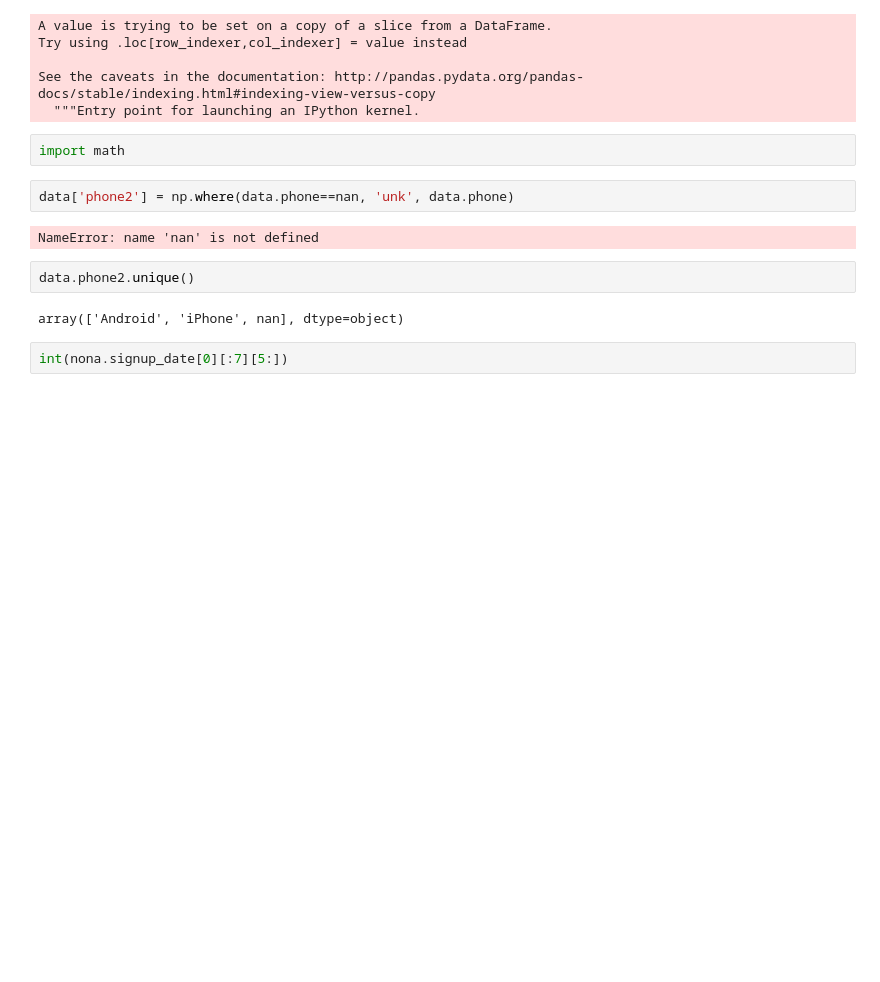
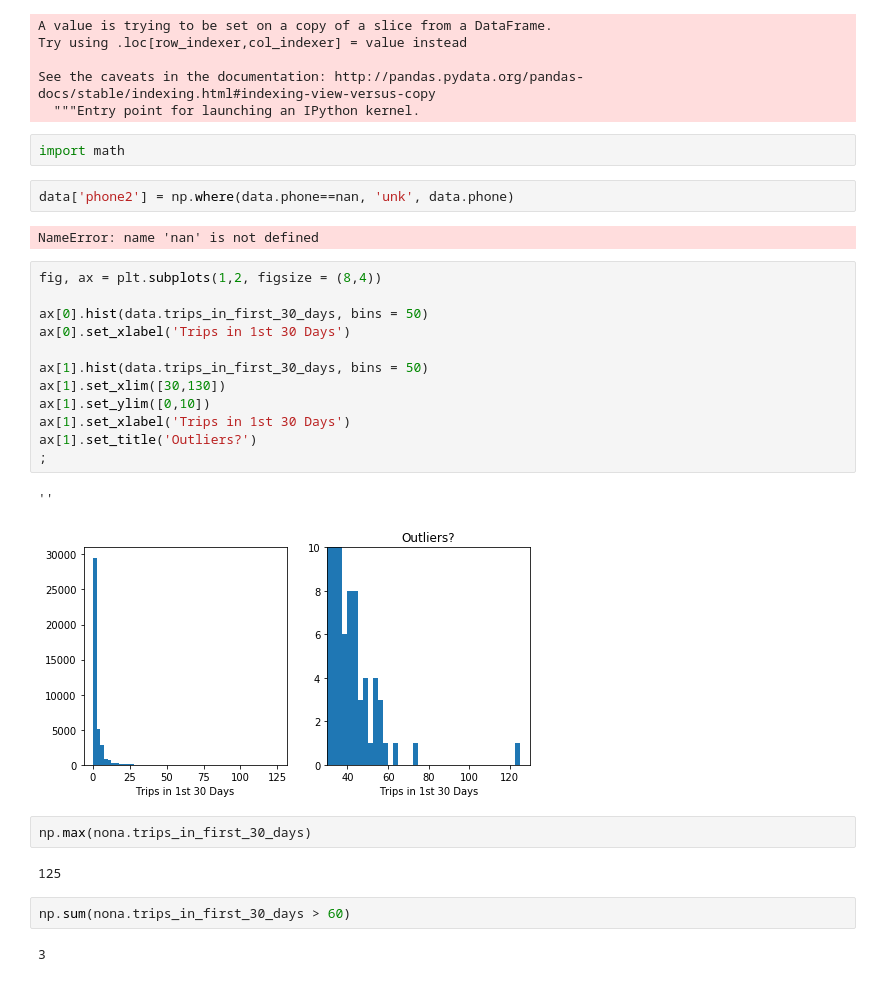
Before and after one commit to reiffd7/ride-share-churn, a Jupyter notebook: scott/EDA.ipynb, the cells around one changed output. Saved outputs shown, nothing was run; the diff lists cells and outputs as text; blank space fills up the shorter version.

Commit message:
more graphs

```diff
--- a/scott/EDA.ipynb
+++ b/scott/EDA.ipynb
@@ -186,9 +186,26 @@ import math
 data['phone2'] = np.where(data.phone==nan, 'unk', data.phone)
 # %% [output]
 NameError: name 'nan' is not defined
-# %%
-data.phone2.unique()
-# %% [output]
-array(['Android', 'iPhone', nan], dtype=object)
-# %%
-int(nona.signup_date[0][:7][5:])
+# %%
+fig, ax = plt.subplots(1,2, figsize = (8,4))
+
+ax[0].hist(data.trips_in_first_30_days, bins = 50)
+ax[0].set_xlabel('Trips in 1st 30 Days')
+
+ax[1].hist(data.trips_in_first_30_days, bins = 50)
+ax[1].set_xlim([30,130])
+ax[1].set_ylim([0,10])
+ax[1].set_xlabel('Trips in 1st 30 Days')
+ax[1].set_title('Outliers?')
+;
+# %% [output]
+''
+[figure, added]
+# %%
+np.max(nona.trips_in_first_30_days)
+# %% [output]
+125
+# %%
+np.sum(nona.trips_in_first_30_days > 60)
+# %% [output]
+3
```
Also changed, not shown: parts of 3 cells of this notebook.
